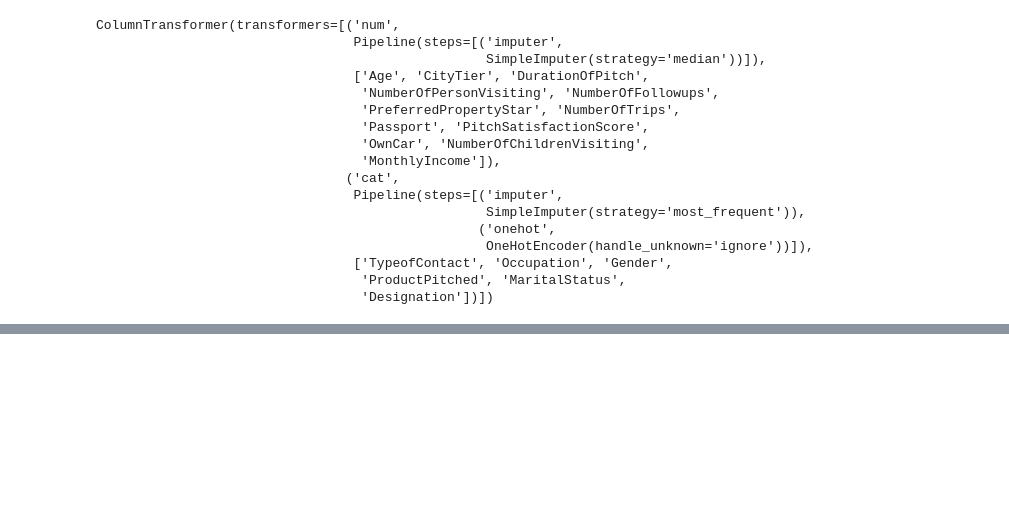
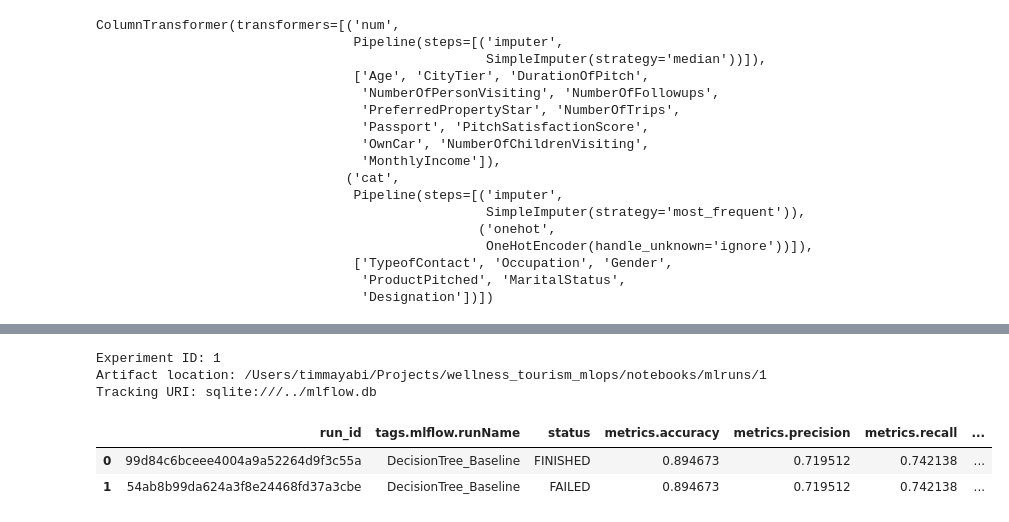
Before and after one commit to timayabi2020/wellness_tourism_mlops, a Jupyter notebook: notebooks/02_model_experimentation.ipynb, the cells around one changed output, grey strips where cells are left out. Cells and saved outputs as stored; diff of their text form; code cells hidden in the pictures; blank space fills up the shorter version.

```diff
--- a/notebooks/02_model_experimentation.ipynb
+++ b/notebooks/02_model_experimentation.ipynb
@@ -140,3 +155,8 @@ ColumnTransformer(transformers=[('num',
                                  ['TypeofContact', 'Occupation', 'Gender',
                                   'ProductPitched', 'MaritalStatus',
                                   'Designation'])])
+# %%
+
+mlflow.set_tracking_uri("sqlite:///../mlflow.db")
+
+mlflow.set_experiment("wellness-tourism-experiments")
@@ -142,0 +305,31 @@ ColumnTransformer(transformers=[('num',
+# %%
+experiment = mlflow.get_experiment_by_name(
+    "wellness-tourism-experiments"
+)
+
+print("Experiment ID:", experiment.experiment_id)
+print("Artifact location:", experiment.artifact_location)
+print("Tracking URI:", mlflow.get_tracking_uri())
+# %% [output]
+Experiment ID: 1
+Artifact location: /Users/timmayabi/Projects/wellness_tourism_mlops/notebooks/mlruns/1
+Tracking URI: sqlite:///../mlflow.db
+# %%
+runs = mlflow.search_runs(
+    experiment_ids=[experiment.experiment_id]
+)
+
+runs[[
+    "run_id",
+    "tags.mlflow.runName",
+    "status",
+    "metrics.accuracy",
+    "metrics.precision",
+    "metrics.recall",
+    "metrics.f1_score",
+    "metrics.roc_auc"
+]]
+# %% [output]
+|  | run_id | tags.mlflow.runName | status | metrics.accuracy | metrics.precision | metrics.recall | ... |
+| 0 | 99d84c6bceee4004a9a52264d9f3c55a | DecisionTree_Baseline | FINISHED | 0.894673 | 0.719512 | 0.742138 | ... |
+| 1 | 54ab8b99da624a3f8e24468fd37a3cbe | DecisionTree_Baseline | FAILED | 0.894673 | 0.719512 | 0.742138 | ... |
```
Also changed, not shown: parts of 18 cells of this notebook.
